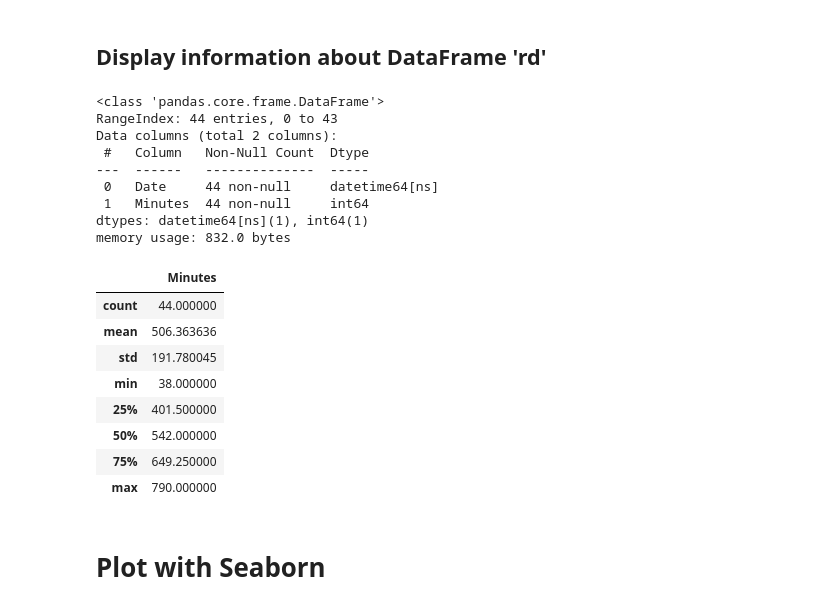
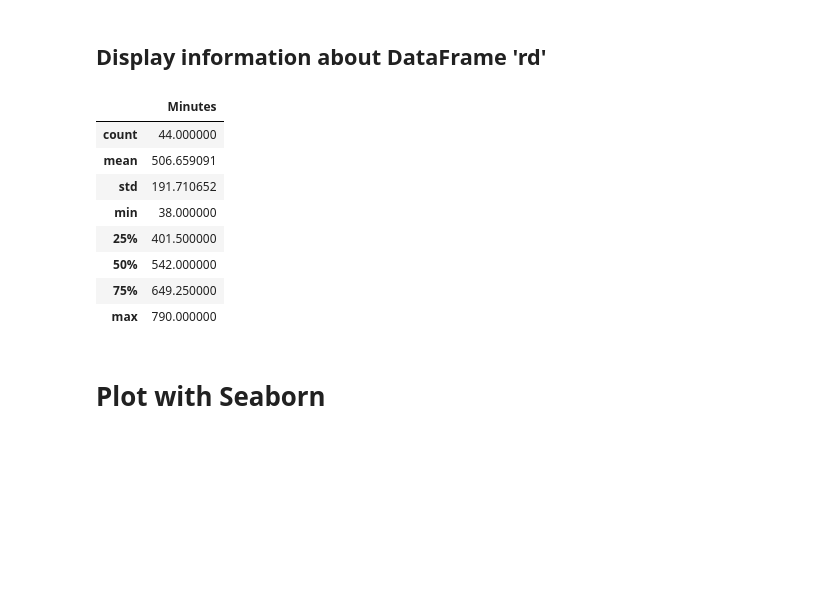
Before and after one commit to nlantau/dotfiles_arch, a Jupyter notebook: .config/scripts/log_graph_pd.ipynb, the cells around one changed output. Drawn from its saved outputs; the diff is of its cells as text; code cells hidden in the pictures; blank space fills up the shorter version.

```diff
--- a/.config/scripts/log_graph_pd.ipynb
+++ b/.config/scripts/log_graph_pd.ipynb
@@ -29,20 +40,17 @@ filepaths[:5]
 date_dict = {}
 
 for f in filepaths:
+    # Get filename without full path
     fs = f.strip(filepath)
 
-    date_dict[fs] = []
-
     with open(f, 'r') as r:
-        all_minutes_of_the_day = r.readlines()
-        all_minutes_of_the_day = [line.strip() for line in all_minutes_of_the_day]
-
-        date_dict[fs] = len(all_minutes_of_the_day)
+        # Store total amount of minutes for each day
+        date_dict[fs] = len([line.strip() for line in r.readlines()])
 
 # Preview date_dict
 for i,(k,v) in enumerate(date_dict.items()):
     print(f'{k} : {v}')
-    if i==5:break
+    if i==2:break
 # %% [output]
 2021-05-09 : 38
 2021-05-10 : 628
@@ -81,25 +84,13 @@ rd.head()
 # %% [markdown]
 ## Display information about DataFrame 'rd'
 # %%
+#rd.info()
 rd.describe()
-rd.info()
-rd.reset_index()
-rd.head()
-rd.describe()
 # %% [output]
-<class 'pandas.core.frame.DataFrame'>
-RangeIndex: 44 entries, 0 to 43
-Data columns (total 2 columns):
- #   Column   Non-Null Count  Dtype
----  ------   --------------  -----
- 0   Date     44 non-null     datetime64[ns]
- 1   Minutes  44 non-null     int64
-dtypes: datetime64[ns](1), int64(1)
-memory usage: 832.0 bytes
 |  | Minutes |
 | count | 44.000000 |
-| mean | 506.363636 |
-| std | 191.780045 |
+| mean | 506.659091 |
+| std | 191.710652 |
 | min | 38.000000 |
 | 25% | 401.500000 |
 | 50% | 542.000000 |
```
Also changed, not shown: parts of 10 cells of this notebook.
